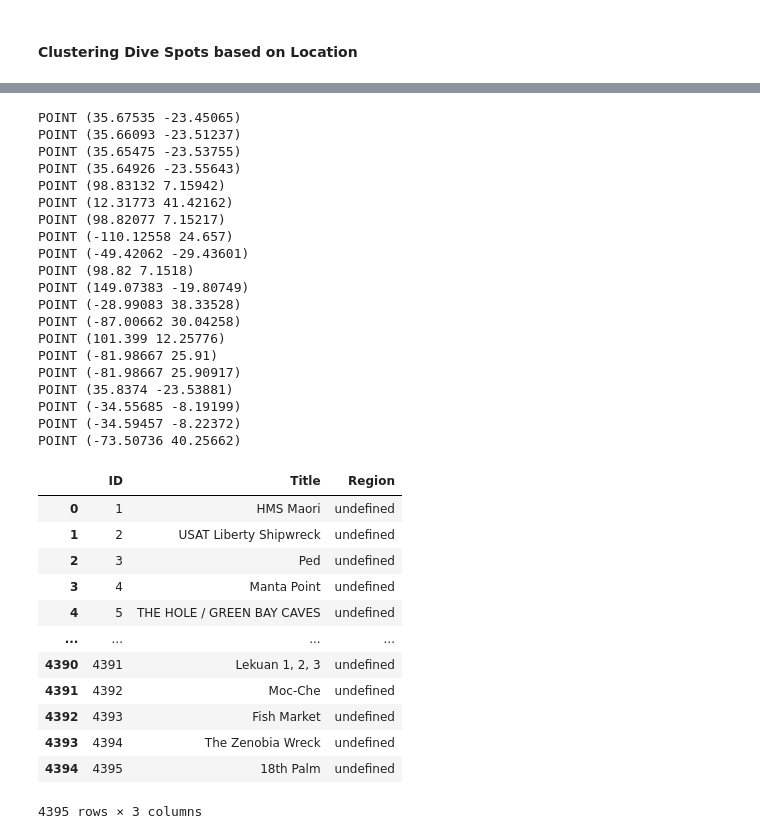
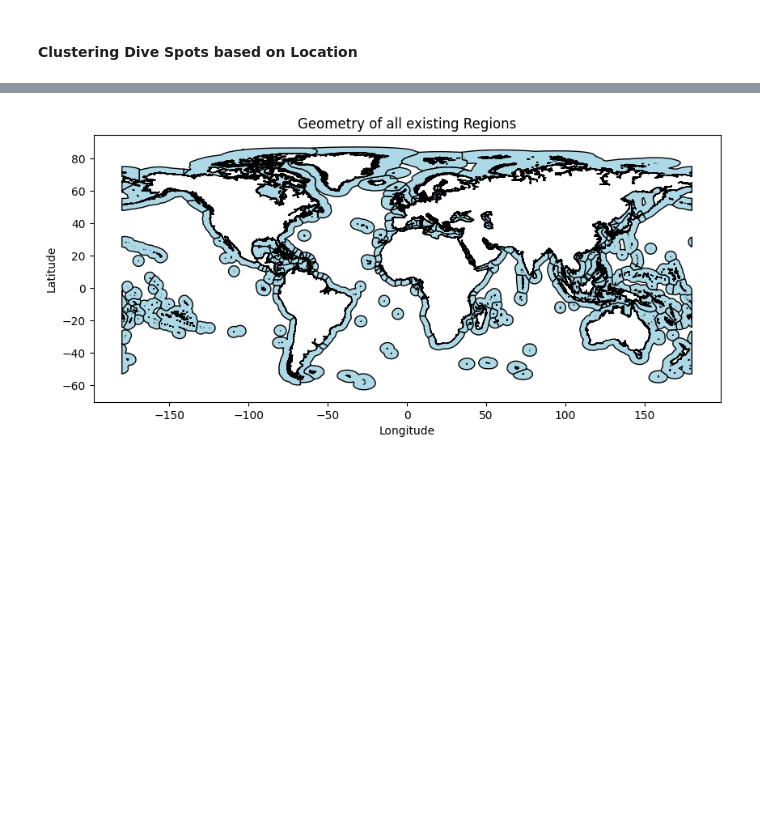
Before and after one commit to pvinnbru/data_integration, a Jupyter notebook: analysis/Analysis.ipynb, the cells around one changed output, grey strips where cells are left out. Saved outputs shown, nothing was run; the diff lists cells and outputs as text; code cells hidden in the pictures; blank space fills up the shorter version.

Commit message:
Animal Fixes and Regions

```diff
--- a/analysis/Analysis.ipynb
+++ b/analysis/Analysis.ipynb
@@ -68,4 +66,4 @@ from shapely.geometry import Point
 df = pd.read_excel("./cleaned_data/dive_sites_data.xlsx")
 
 # Lade das Shape-File mit den Regionen
-shape_data = gpd.read_file("World_24NM_v4_20231025/eez_24nm_v4.shp")
+shape_data = gpd.read_file("./World_EEZ_v12_20231025/eez_v12.shp")
@@ -89,48 +114,19 @@ gdf_spots = gpd.GeoDataFrame(df, geometry=gpd.points_from_xy(df['Longitude'], df
-# %%
-# Funktion zur Zuordnung der Region zu jedem Tauchspot
-def get_region(point):
-    for _, region in shape_data.iterrows():
-        if region.geometry.contains(point):
-            print(point)
-            return region['GEONAME']
-    return "undefined"
-
-# Neue Spalte mit Regionenwerten hinzufügen
-gdf_spots['Region'] = gdf_spots['geometry'].apply(get_region)
-
-# Ergebnis anzeigen
-gdf_spots[['ID', 'Title', 'Region']]
-# %% [output]
-POINT (35.67535 -23.45065)
-POINT (35.66093 -23.51237)
-POINT (35.65475 -23.53755)
-POINT (35.64926 -23.55643)
-POINT (98.83132 7.15942)
-POINT (12.31773 41.42162)
-POINT (98.82077 7.15217)
-POINT (-110.12558 24.657)
-POINT (-49.42062 -29.43601)
-POINT (98.82 7.1518)
-POINT (149.07383 -19.80749)
-POINT (-28.99083 38.33528)
-POINT (-87.00662 30.04258)
-POINT (101.399 12.25776)
-POINT (-81.98667 25.91)
-POINT (-81.98667 25.90917)
-POINT (35.8374 -23.53881)
-POINT (-34.55685 -8.19199)
-POINT (-34.59457 -8.22372)
-POINT (-73.50736 40.25662)
-|  | ID | Title | Region |
-| 0 | 1 | HMS Maori | undefined |
-| 1 | 2 | USAT Liberty Shipwreck | undefined |
-| 2 | 3 | Ped | undefined |
-| 3 | 4 | Manta Point | undefined |
-| 4 | 5 | THE HOLE / GREEN BAY CAVES | undefined |
-| ... | ... | ... | ... |
-| 4390 | 4391 | Lekuan 1, 2, 3 | undefined |
-| 4391 | 4392 | Moc-Che | undefined |
-| 4392 | 4393 | Fish Market | undefined |
-| 4393 | 4394 | The Zenobia Wreck | undefined |
-| 4394 | 4395 | 18th Palm | undefined |
-4395 rows × 3 columns
+# %%
+import matplotlib.pyplot as plt
+
+# Assuming `shape_data` is a GeoDataFrame with your regions
+# Select a specific region by name or index
+selected_region = shape_data  # Replace 'Region Name' with the desired region's name
+
+# Plot the geometry of the selected region
+fig, ax = plt.subplots(figsize=(10, 10))
+selected_region.plot(ax=ax, color='lightblue', edgecolor='black')
+
+# Customize the plot
+ax.set_title(f"Geometry of all existing Regions")
+ax.set_xlabel("Longitude")
+ax.set_ylabel("Latitude")
+
+plt.show()
+# %% [output]
+[figure, added]
```
Also changed, not shown: parts of 33 cells of this notebook, 9 other files.
